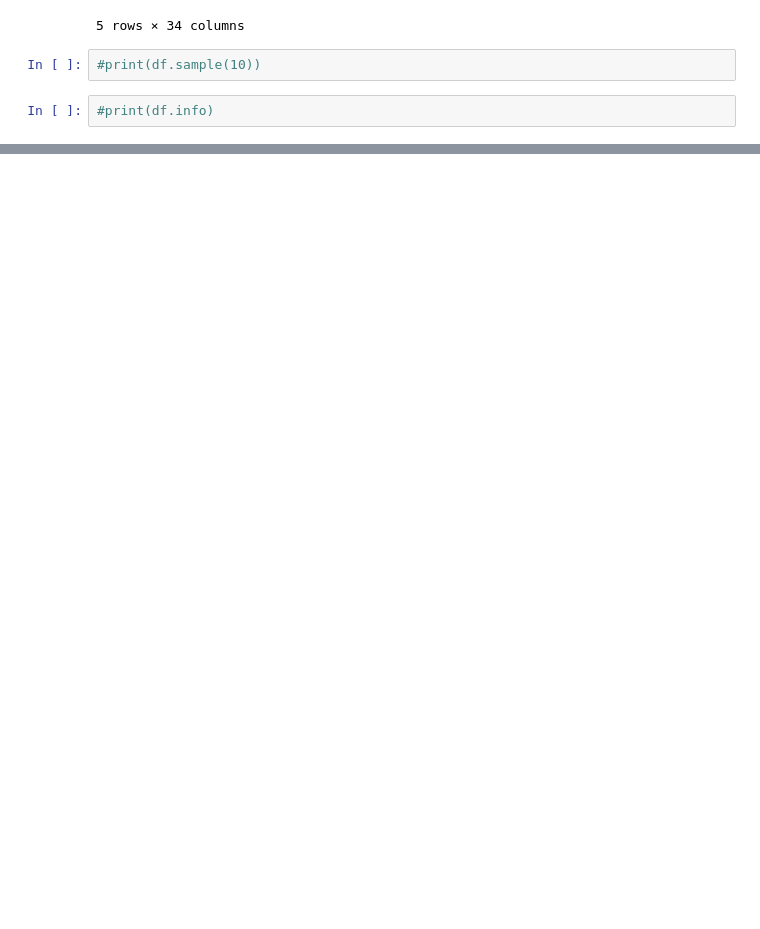
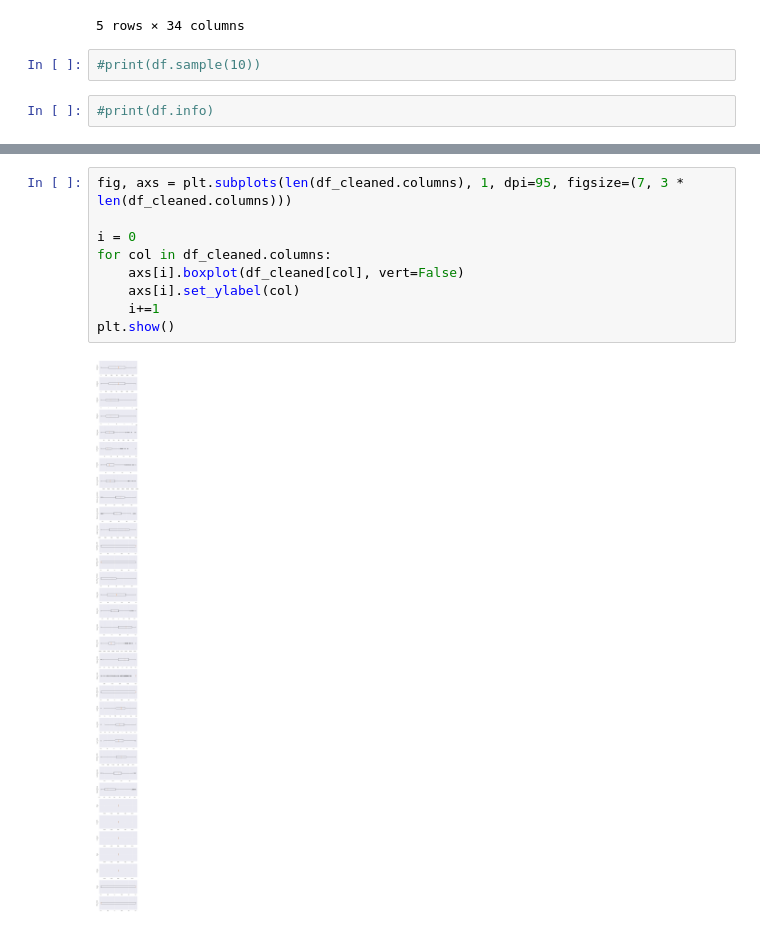
Before and after one commit to Love2502/Machine_Learning, a Jupyter notebook: my.ipynb, the cells around one changed output, grey strips where cells are left out. Saved outputs shown, nothing was run; the diff lists cells and outputs as text; blank space fills up the shorter version.

```diff
--- a/my.ipynb
+++ b/my.ipynb
@@ -99,0 +83,11 @@ np.float64(617.9644513137558)
+# %%
+fig, axs = plt.subplots(len(df_cleaned.columns), 1, dpi=95, figsize=(7, 3 * len(df_cleaned.columns)))
+
+i = 0
+for col in df_cleaned.columns:
+    axs[i].boxplot(df_cleaned[col], vert=False)
+    axs[i].set_ylabel(col)
+    i+=1
+plt.show()
+# %% [output]
+[figure, added]
```
Also changed, not shown: parts of 18 cells of this notebook, 4 other files.
